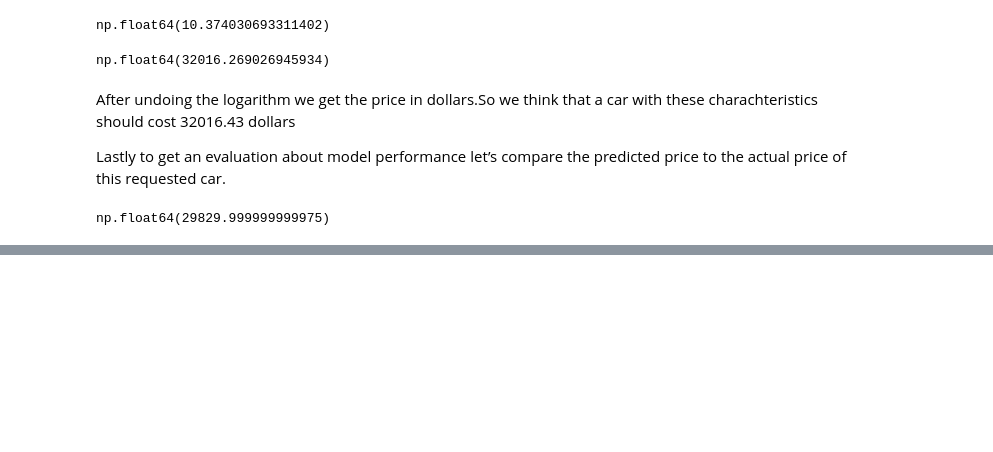
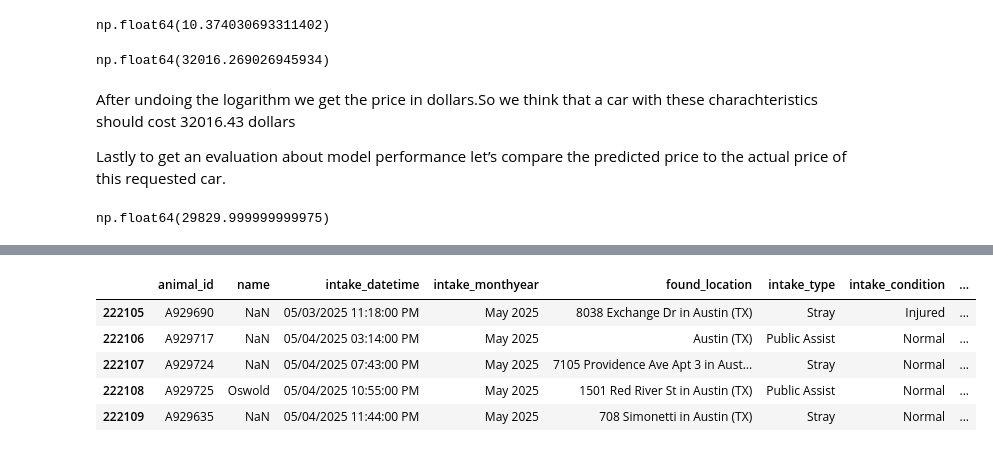
Before and after one commit to Snig2415/ML_Zoomcamp_2025, a Jupyter notebook: Practice_HW/hw2practice.ipynb, the cells around one changed output, grey strips where cells are left out. Saved outputs shown, nothing was run; the diff lists cells and outputs as text; code cells hidden in the pictures; blank space fills up the shorter version.

```diff
--- a/Practice_HW/hw2practice.ipynb
+++ b/Practice_HW/hw2practice.ipynb
@@ -1198,0 +1254,49 @@ np.float64(29829.999999999975)
+# %%
+df_outcomes = df_outcomes.rename(columns={
+    "Animal ID": "animal_id",
+    "Date of Birth": "date_of_birth",
+    "Name": "name",
+    "DateTime": "outcome_datetime",
+    "MonthYear": "outcome_monthyear",
+    "Outcome Type": "outcome_type",
+    "Outcome Subtype": "outcome_subtype",
+    "Animal Type": "animal_type",
+    "Sex upon Outcome": "sex_upon_outcome",
+    "Age upon Outcome": "age_upon_outcome",
+    "Breed": "breed",
+    "Color": "color"
+})
+
+df_intakes = df_intakes.rename(columns={
+    "Animal ID": "animal_id",
+    "Name": "name",
+    "DateTime": "intake_datetime",
+    "MonthYear": "intake_monthyear",
+    "Found Location": "found_location",
+    "Intake Type": "intake_type",
+    "Intake Condition": "intake_condition",
+    "Animal Type": "animal_type",
+    "Sex upon Intake": "sex_upon_intake",
+    "Age upon Intake": "age_upon_intake",
+    "Breed": "breed",
+    "Color": "color"
+})
+# %%
+df = df_intakes.merge(
+    df_outcomes[["animal_id", "outcome_datetime", "outcome_type", "outcome_subtype"]],
+    on="animal_id",
+    how="left"
+)
+# %%
+df["adopted"] = (df["outcome_type"] == "Adoption").astype(int)
+# %%
+df = df.fillna({"intake_type":"Unknown", "intake_condition":"Unknown", "sex_upon_intake":"Unknown"})
+# df.head()
+df.tail()
+# %% [output]
+|  | animal_id | name | intake_datetime | intake_monthyear | found_location | intake_type | intake_condition | ... |
+| 222105 | A929690 | NaN | 05/03/2025 11:18:00 PM | May 2025 | 8038 Exchange Dr in Austin (TX) | Stray | Injured | ... |
+| 222106 | A929717 | NaN | 05/04/2025 03:14:00 PM | May 2025 | Austin (TX) | Public Assist | Normal | ... |
+| 222107 | A929724 | NaN | 05/04/2025 07:43:00 PM | May 2025 | 7105 Providence Ave Apt 3 in Aust... | Stray | Normal | ... |
+| 222108 | A929725 | Oswold | 05/04/2025 10:55:00 PM | May 2025 | 1501 Red River St in Austin (TX) | Public Assist | Normal | ... |
+| 222109 | A929635 | NaN | 05/04/2025 11:44:00 PM | May 2025 | 708 Simonetti in Austin (TX) | Stray | Normal | ... |
```
Also changed, not shown: parts of 6 cells of this notebook, 14 other files.
